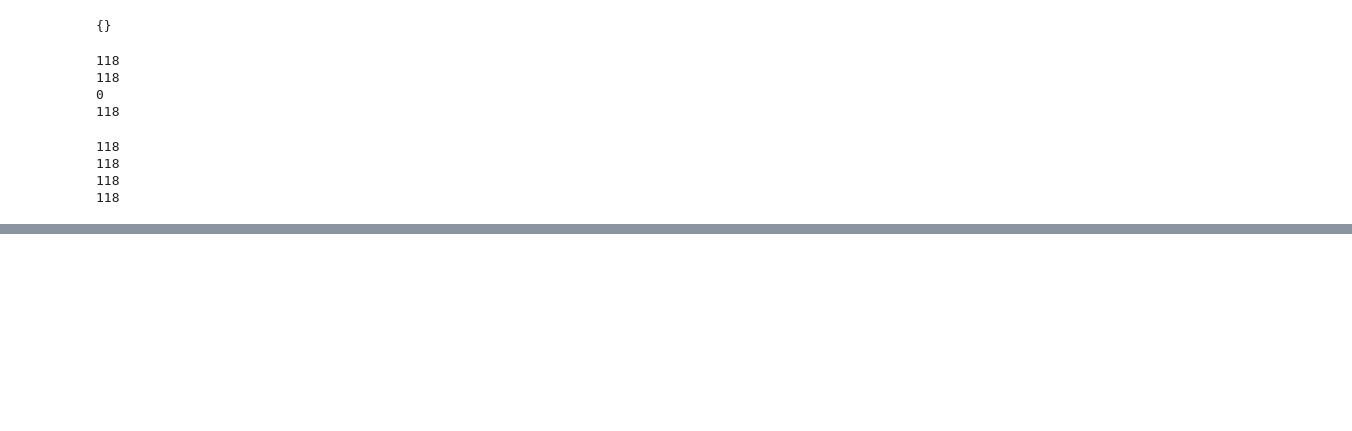
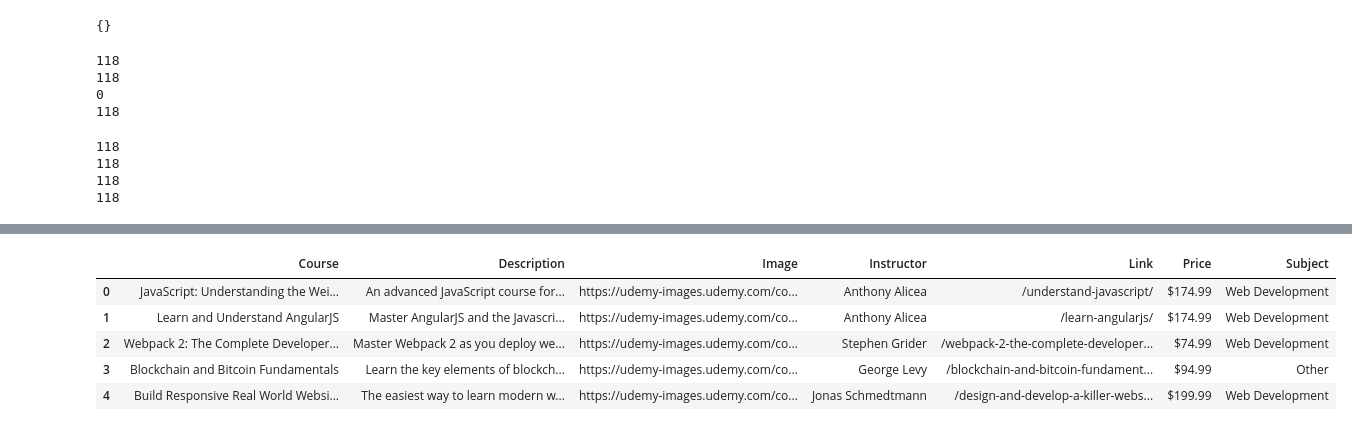
Before and after one commit to JeffJiang42/idb, a Jupyter notebook: scrape/CourseSubjectScrape.ipynb, the cells around one changed output, grey strips where cells are left out. Saved outputs shown, nothing was run; the diff lists cells and outputs as text; code cells hidden in the pictures; blank space fills up the shorter version.

```diff
--- a/scrape/CourseSubjectScrape.ipynb
+++ b/scrape/CourseSubjectScrape.ipynb
@@ -249,0 +299,2 @@ df_udemy_subjects = df_udemy_subjects.to
+# %%
+df_udemy["Subject"] = df_udemy["PrimarySubcategory"]
@@ -249,0 +312,9 @@ df_udemy_subjects = df_udemy_subjects.to
+# %%
+df_udemy.head()
+# %% [output]
+|  | Course | Description | Image | Instructor | Link | Price | Subject |
+| 0 | JavaScript: Understanding the Wei... | An advanced JavaScript course for... | https://udemy-images.udemy.com/co... | Anthony Alicea | /understand-javascript/ | $174.99 | Web Development |
+| 1 | Learn and Understand AngularJS | Master AngularJS and the Javascri... | https://udemy-images.udemy.com/co... | Anthony Alicea | /learn-angularjs/ | $174.99 | Web Development |
+| 2 | Webpack 2: The Complete Developer... | Master Webpack 2 as you deploy we... | https://udemy-images.udemy.com/co... | Stephen Grider | /webpack-2-the-complete-developer... | $74.99 | Web Development |
+| 3 | Blockchain and Bitcoin Fundamentals | Learn the key elements of blockch... | https://udemy-images.udemy.com/co... | George Levy | /blockchain-and-bitcoin-fundament... | $94.99 | Other |
+| 4 | Build Responsive Real World Websi... | The easiest way to learn modern w... | https://udemy-images.udemy.com/co... | Jonas Schmedtmann | /design-and-develop-a-killer-webs... | $199.99 | Web Development |
```
Also changed, not shown: parts of 22 cells of this notebook, 1 other file.
